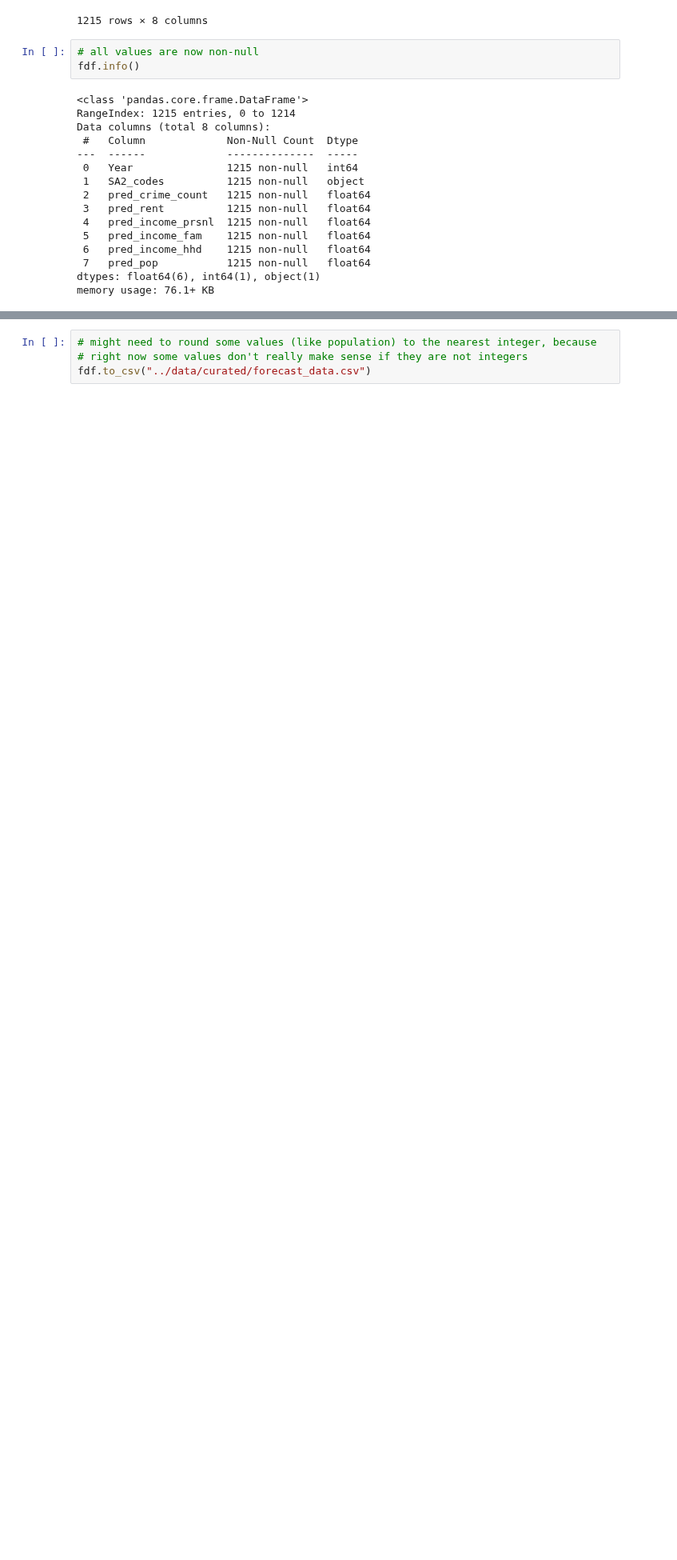
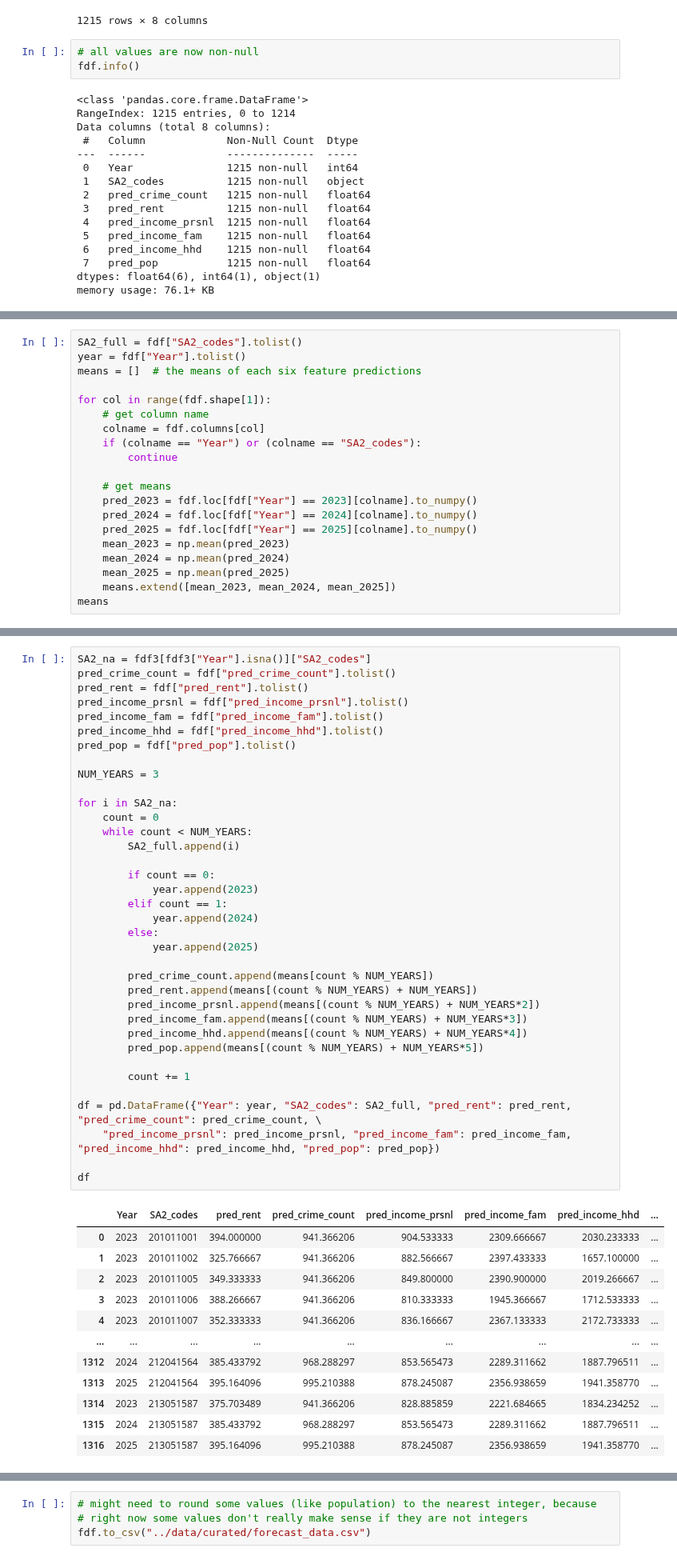
Before and after one commit to MAST30034-Applied-Data-Science/generic-real-estate-consulting-project-group-30, a Jupyter notebook: notebooks/Basic Modelling.ipynb, the cells around one changed output, grey strips where cells are left out. Shown at 80% size. Saved outputs shown, nothing was run; the diff lists cells and outputs as text; blank space fills up the shorter version.

Commit message:
join with sa2codes from full data

```diff
--- a/notebooks/Basic Modelling.ipynb
+++ b/notebooks/Basic Modelling.ipynb
@@ -416,0 +441,20 @@ memory usage: 76.1+ KB
+# %%
+SA2_full = fdf["SA2_codes"].tolist()
+year = fdf["Year"].tolist()
+means = []  # the means of each six feature predictions
+
+for col in range(fdf.shape[1]):
+    # get column name
+    colname = fdf.columns[col]
+    if (colname == "Year") or (colname == "SA2_codes"):
+        continue
+
+    # get means
+    pred_2023 = fdf.loc[fdf["Year"] == 2023][colname].to_numpy()
+    pred_2024 = fdf.loc[fdf["Year"] == 2024][colname].to_numpy()
+    pred_2025 = fdf.loc[fdf["Year"] == 2025][colname].to_numpy()
+    mean_2023 = np.mean(pred_2023)
+    mean_2024 = np.mean(pred_2024)
+    mean_2025 = np.mean(pred_2025)
+    means.extend([mean_2023, mean_2024, mean_2025])
+means
@@ -416,0 +480,49 @@ memory usage: 76.1+ KB
+# %%
+SA2_na = fdf3[fdf3["Year"].isna()]["SA2_codes"]
+pred_crime_count = fdf["pred_crime_count"].tolist()
+pred_rent = fdf["pred_rent"].tolist()
+pred_income_prsnl = fdf["pred_income_prsnl"].tolist()
+pred_income_fam = fdf["pred_income_fam"].tolist()
+pred_income_hhd = fdf["pred_income_hhd"].tolist()
+pred_pop = fdf["pred_pop"].tolist()
+
+NUM_YEARS = 3
+
+for i in SA2_na:
+    count = 0
+    while count < NUM_YEARS:
+        SA2_full.append(i)
+
+        if count == 0:
+            year.append(2023)
+        elif count == 1:
+            year.append(2024)
+        else:
+            year.append(2025)
+
+        pred_crime_count.append(means[count % NUM_YEARS])
+        pred_rent.append(means[(count % NUM_YEARS) + NUM_YEARS])
+        pred_income_prsnl.append(means[(count % NUM_YEARS) + NUM_YEARS*2])
+        pred_income_fam.append(means[(count % NUM_YEARS) + NUM_YEARS*3])
+        pred_income_hhd.append(means[(count % NUM_YEARS) + NUM_YEARS*4])
+        pred_pop.append(means[(count % NUM_YEARS) + NUM_YEARS*5])
+
+        count += 1
+
+df = pd.DataFrame({"Year": year, "SA2_codes": SA2_full, "pred_rent": pred_rent, "pred_crime_count": pred_crime_count, \
+    "pred_income_prsnl": pred_income_prsnl, "pred_income_fam": pred_income_fam, "pred_income_hhd": pred_income_hhd, "pred_pop": pred_pop})
+
+df
+# %% [output]
+|  | Year | SA2_codes | pred_rent | pred_crime_count | pred_income_prsnl | pred_income_fam | pred_income_hhd | ... |
+| 0 | 2023 | 201011001 | 394.000000 | 941.366206 | 904.533333 | 2309.666667 | 2030.233333 | ... |
+| 1 | 2023 | 201011002 | 325.766667 | 941.366206 | 882.566667 | 2397.433333 | 1657.100000 | ... |
+| 2 | 2023 | 201011005 | 349.333333 | 941.366206 | 849.800000 | 2390.900000 | 2019.266667 | ... |
+| 3 | 2023 | 201011006 | 388.266667 | 941.366206 | 810.333333 | 1945.366667 | 1712.533333 | ... |
+| 4 | 2023 | 201011007 | 352.333333 | 941.366206 | 836.166667 | 2367.133333 | 2172.733333 | ... |
+| ... | ... | ... | ... | ... | ... | ... | ... | ... |
+| 1312 | 2024 | 212041564 | 385.433792 | 968.288297 | 853.565473 | 2289.311662 | 1887.796511 | ... |
+| 1313 | 2025 | 212041564 | 395.164096 | 995.210388 | 878.245087 | 2356.938659 | 1941.358770 | ... |
+| 1314 | 2023 | 213051587 | 375.703489 | 941.366206 | 828.885859 | 2221.684665 | 1834.234252 | ... |
+| 1315 | 2024 | 213051587 | 385.433792 | 968.288297 | 853.565473 | 2289.311662 | 1887.796511 | ... |
+| 1316 | 2025 | 213051587 | 395.164096 | 995.210388 | 878.245087 | 2356.938659 | 1941.358770 | ... |
```
Also changed, not shown: parts of 4 cells of this notebook.
